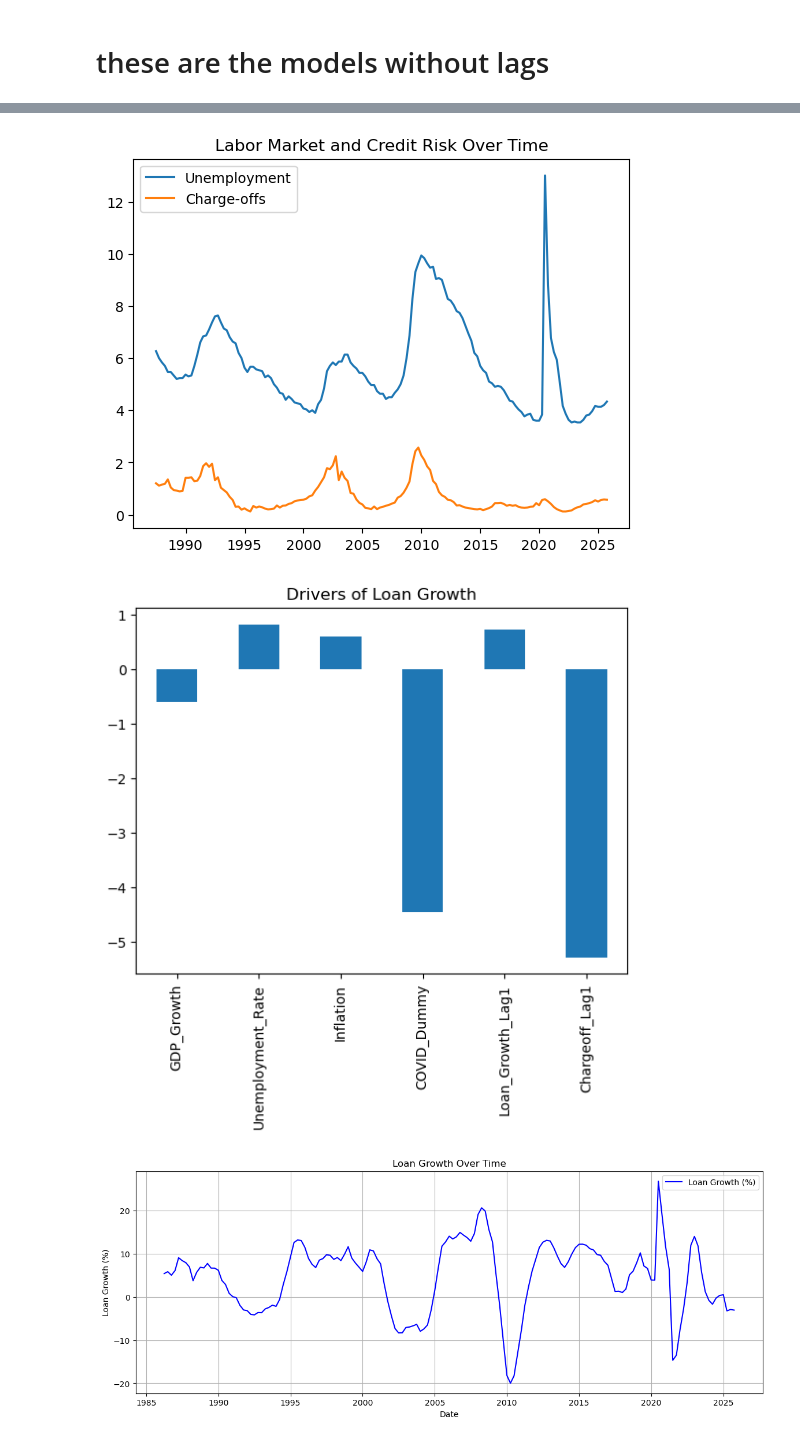
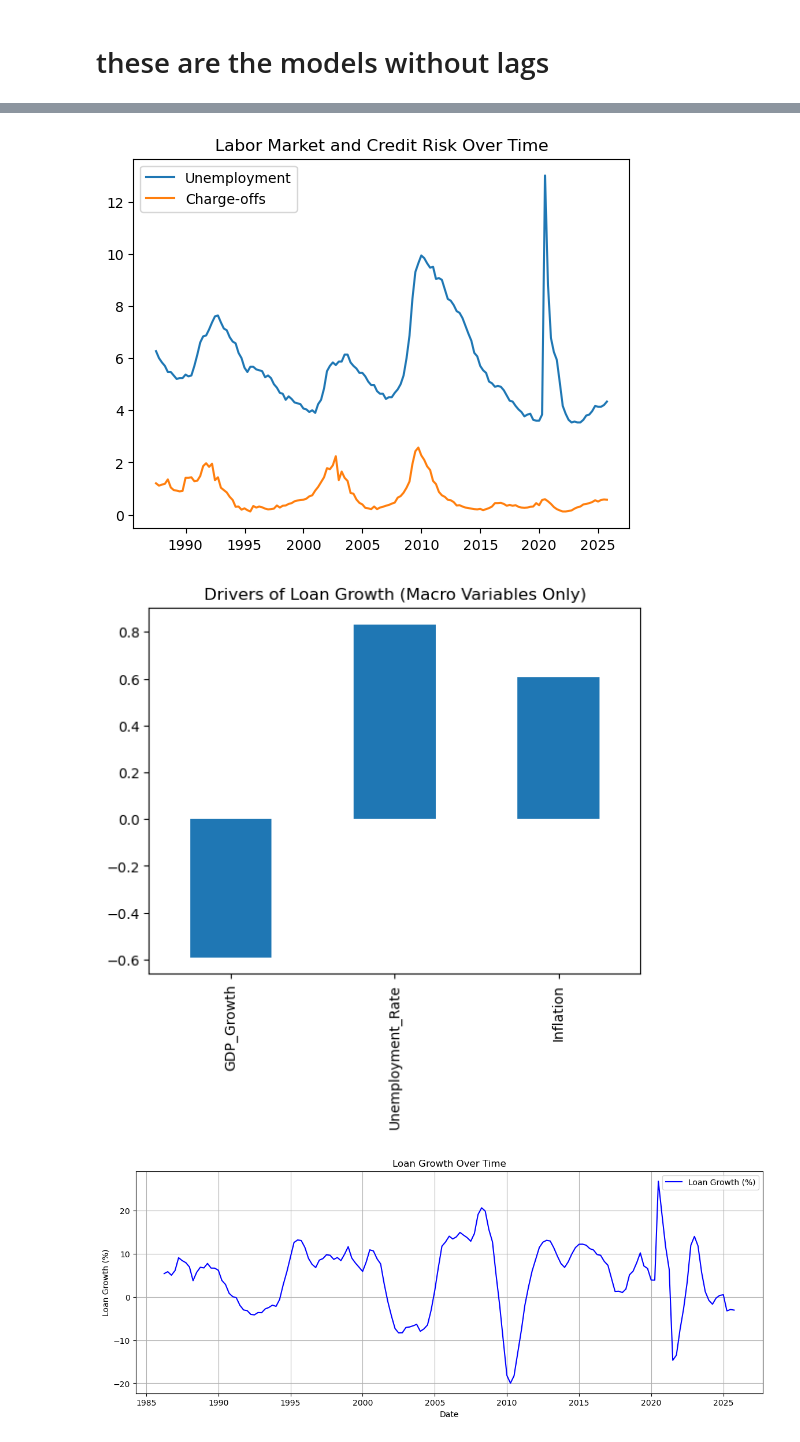
Before and after one commit to gpointd/ECON-522-Forecasting-Project, a Jupyter notebook: Climate Data/cleaner_analysis_riddhi.ipynb, the cells around one changed output, grey strips where cells are left out. Drawn from its saved outputs; the diff is of its cells as text; code cells hidden in the pictures.

```diff
--- a/Climate Data/cleaner_analysis_riddhi.ipynb
+++ b/Climate Data/cleaner_analysis_riddhi.ipynb
@@ -341,28 +341,31 @@ Notes:
 # %%
 plt.figure()
 plt.scatter(df_reg['Unemployment_Rate'], df_reg['Chargeoff_Rate'])
 plt.title('Unemployment vs Credit Losses')
 plt.xlabel('Unemployment Rate')
 plt.ylabel('Charge-off Rate')
 plt.show()
 
 plt.figure()
 plt.plot(df_reg.index, df_reg['Unemployment_Rate'], label='Unemployment')
 plt.plot(df_reg.index, df_reg['Chargeoff_Rate'], label='Charge-offs')
 plt.title('Labor Market and Credit Risk Over Time')
 plt.legend()
 plt.show()
 
 coef = model_loan.params.drop('const')
 
+# keep only macro variables (remove lags + COVID)
+coef_filtered = coef[['GDP_Growth', 'Unemployment_Rate', 'Inflation']]
+
 plt.figure()
-coef.plot(kind='bar')
-plt.title('Drivers of Loan Growth')
+coef_filtered.plot(kind='bar')
+plt.title('Drivers of Loan Growth (Macro Variables Only)')
 plt.show()
 # %% [output]
 [figure]
 [figure]
-[figure, old version]
+[figure, new version]
 # %%
 import matplotlib.pyplot as plt
 
```
Also changed, not shown: parts of 7 cells of this notebook.
